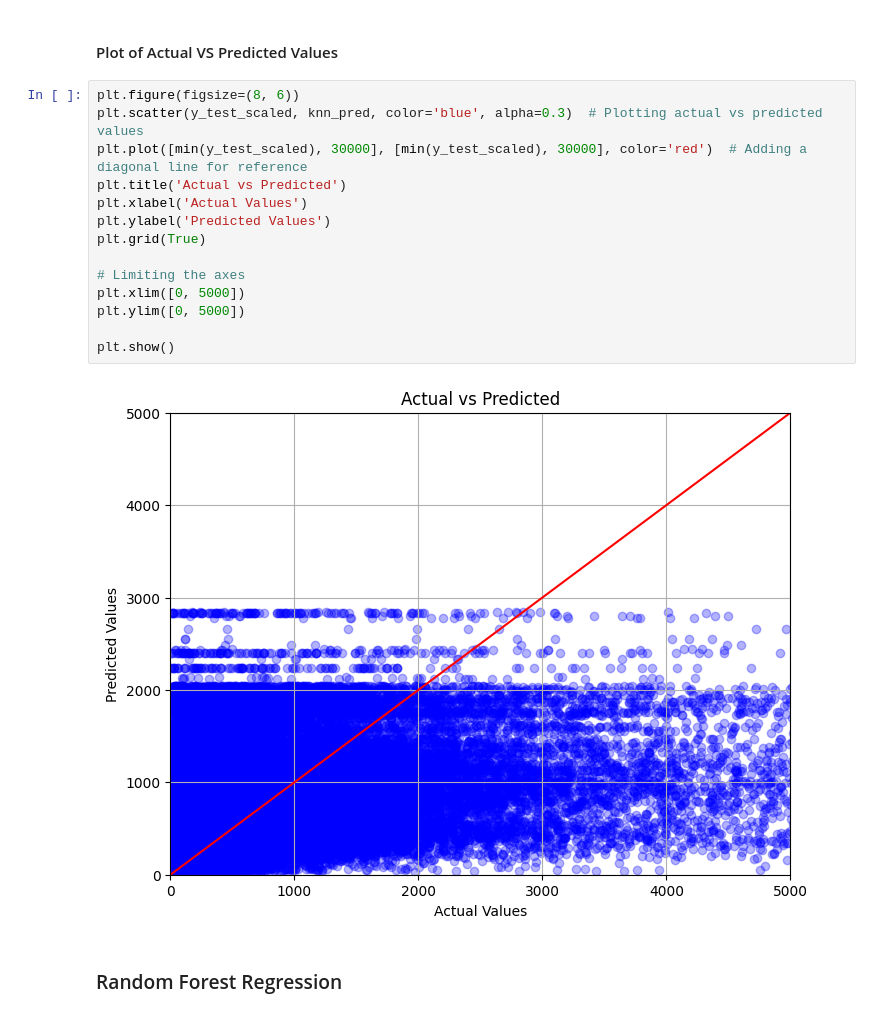
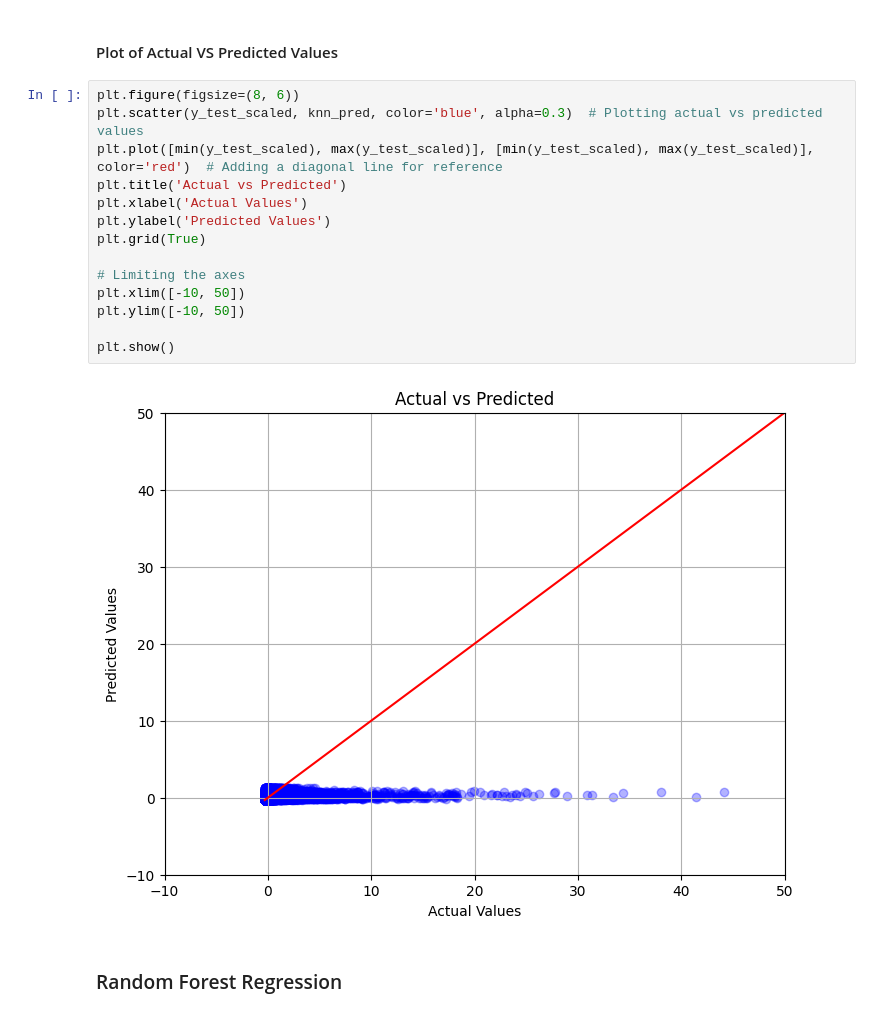
Before and after one commit to carinacwq/Crowd-Prediction-of-Bus-Stops-in-Singapore, a Jupyter notebook: src/CS3244_group_project.ipynb, the cells around one changed output. Saved outputs shown, nothing was run; the diff lists cells and outputs as text.

```diff
--- a/src/CS3244_group_project.ipynb
+++ b/src/CS3244_group_project.ipynb
@@ -481,19 +483,19 @@ Root Mean Squared Error: 1650.7395514792
 # %%
 plt.figure(figsize=(8, 6))
 plt.scatter(y_test_scaled, knn_pred, color='blue', alpha=0.3)  # Plotting actual vs predicted values
-plt.plot([min(y_test_scaled), 30000], [min(y_test_scaled), 30000], color='red')  # Adding a diagonal line for reference
+plt.plot([min(y_test_scaled), max(y_test_scaled)], [min(y_test_scaled), max(y_test_scaled)], color='red')  # Adding a diagonal line for reference
 plt.title('Actual vs Predicted')
 plt.xlabel('Actual Values')
 plt.ylabel('Predicted Values')
 plt.grid(True)
 
 # Limiting the axes
-plt.xlim([0, 5000])
-plt.ylim([0, 5000])
+plt.xlim([-10, 50])
+plt.ylim([-10, 50])
 
 plt.show()
 # %% [output]
-[figure, old version]
+[figure, new version]
 # %% [markdown]
 ### Random Forest Regression
 # %% [markdown]
```
Also changed, not shown: parts of 2 cells of this notebook.
